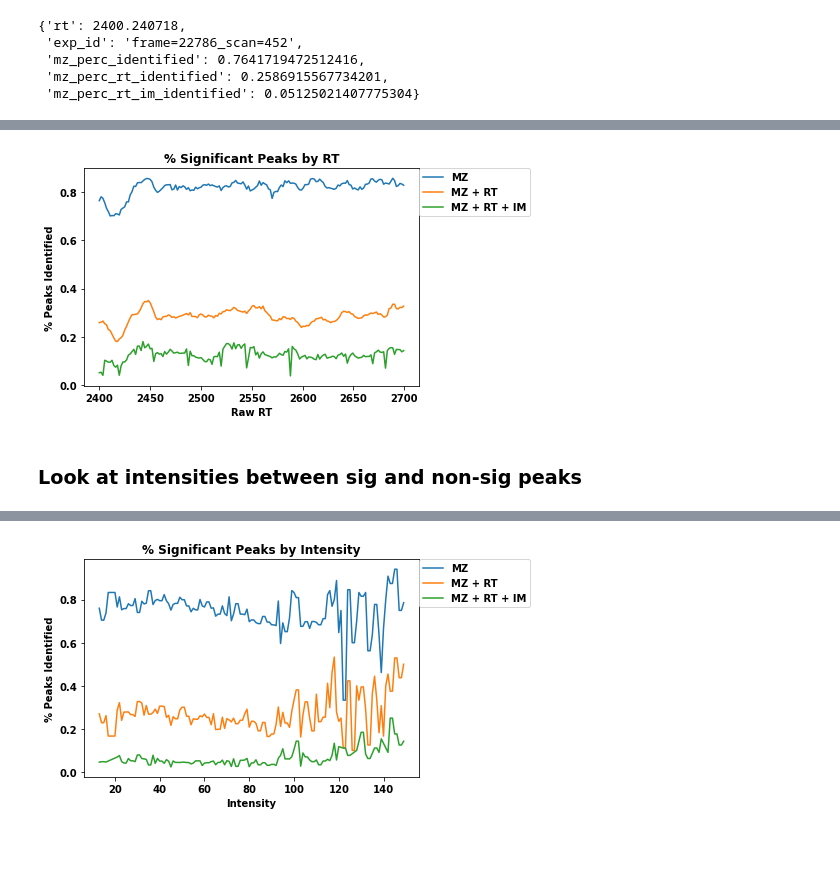
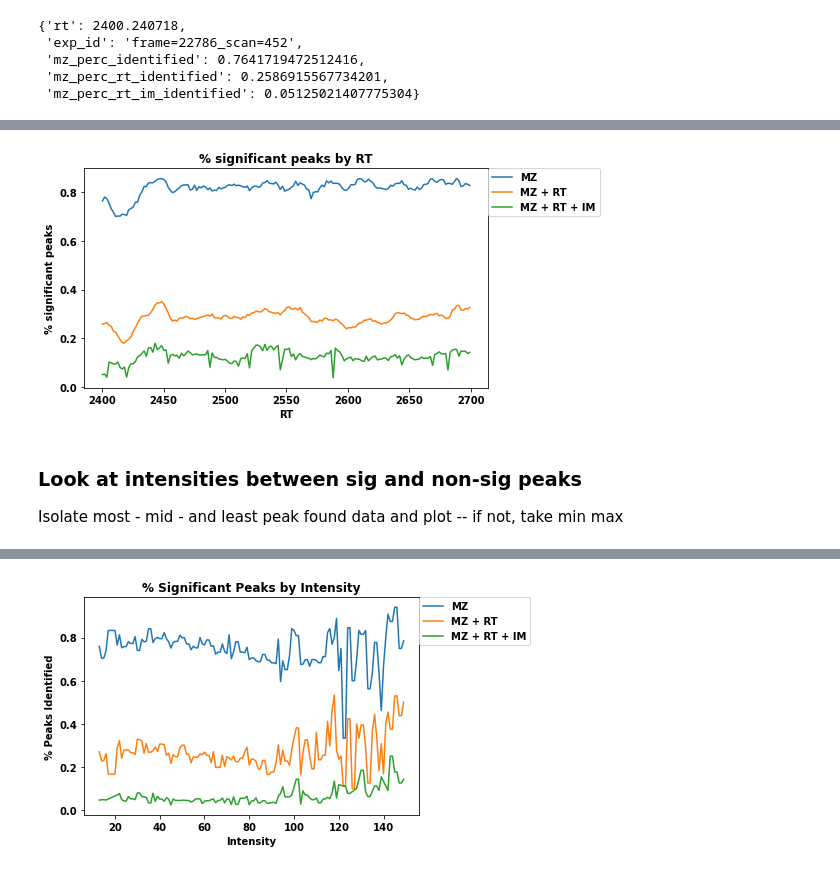
Before and after one commit to irahorecka/roest-ms, a Jupyter notebook: presentation/plotting-of-figures.ipynb, the cells around one changed output, grey strips where cells are left out. Drawn from its saved outputs; the diff is of its cells as text; code cells hidden in the pictures; blank space fills up the shorter version.

```diff
--- a/presentation/plotting-of-figures.ipynb
+++ b/presentation/plotting-of-figures.ipynb
@@ -5,7 +5,7 @@ from pathlib import Path
 import matplotlib.pyplot as plt
 
 BASE_DIR = Path().resolve().parent
-FIG_OUT_DIR = BASE_DIR / "presentation" / "data"
+FIG_OUT_DIR = BASE_DIR / "presentation" / "figures"
 FIG_DATA_DIR = BASE_DIR / "presentation" / "data"
 # %%
 def open_json(filepath):
@@ -28,6 +32,7 @@ data[0]
 def plot_2_lines(
     x_axis, first, second, x_axis_label, y_axis_label, first_label, second_label, title
 ):
+    fig = plt.figure()
     plt.plot(x_axis, first, label=first_label)
     plt.plot(x_axis, second, label=second_label)
 
@@ -35,8 +40,7 @@ def plot_2_lines(
     plt.legend(bbox_to_anchor=(1, 1), loc=2, borderaxespad=0.)
     plt.xlabel(x_axis_label)
     plt.ylabel(y_axis_label)
-
-    plt.show()
+    return fig
 
 
 def plot_3_lines(
@@ -53,6 +57,7 @@ def plot_3_lines(
     third_label,
     title,
 ):
+    fig = plt.figure()
     plt.plot(first_x_axis, first, label=first_label)
     plt.plot(second_x_axis, second, label=second_label)
     plt.plot(third_x_axis, third, label=third_label)
@@ -61,6 +66,5 @@ def plot_3_lines(
     plt.legend(bbox_to_anchor=(1, 1), loc=2, borderaxespad=0.)
     plt.xlabel(x_axis_label)
     plt.ylabel(y_axis_label)
-
-    plt.show()
+    return fig
 # %%
@@ -79,21 +89,29 @@ plot_2_lines(
 # %%
-plot_3_lines(
+fig = plot_3_lines(
     exp_rt,
     mz_perc,
     exp_rt,
     mz_rt_perc,
     exp_rt,
     mz_rt_im_perc,
-    "Raw RT",
-    "% Peaks Identified",
+    "RT",
+    "% significant peaks",
     "MZ",
     "MZ + RT",
     "MZ + RT + IM",
-    "% Significant Peaks by RT",
+    "% significant peaks by RT",
 )
+
+fig.set_size_inches(8, 4)
+fig.tight_layout()
+# Change values here..
+plt.savefig(FIG_OUT_DIR / "20220131_Total_RT_3_way_lineplot.png", dpi=100)
+plt.show()
 # %% [output]
-[figure, old version]
+[figure, new version]
 # %% [markdown]
 ### Look at intensities between sig and non-sig peaks
+
+Isolate most - mid - and least peak found data and plot -- if not, take min max
 # %%
 # Load intensity data from found and non-found peaks
```
Also changed, not shown: parts of 7 cells of this notebook, 2 other files.
